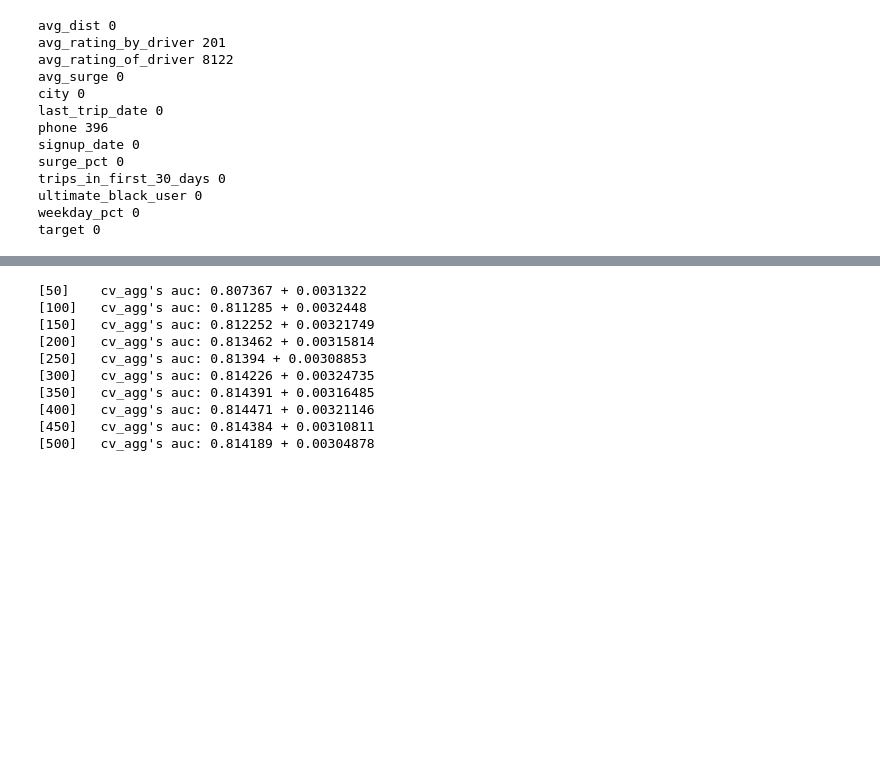
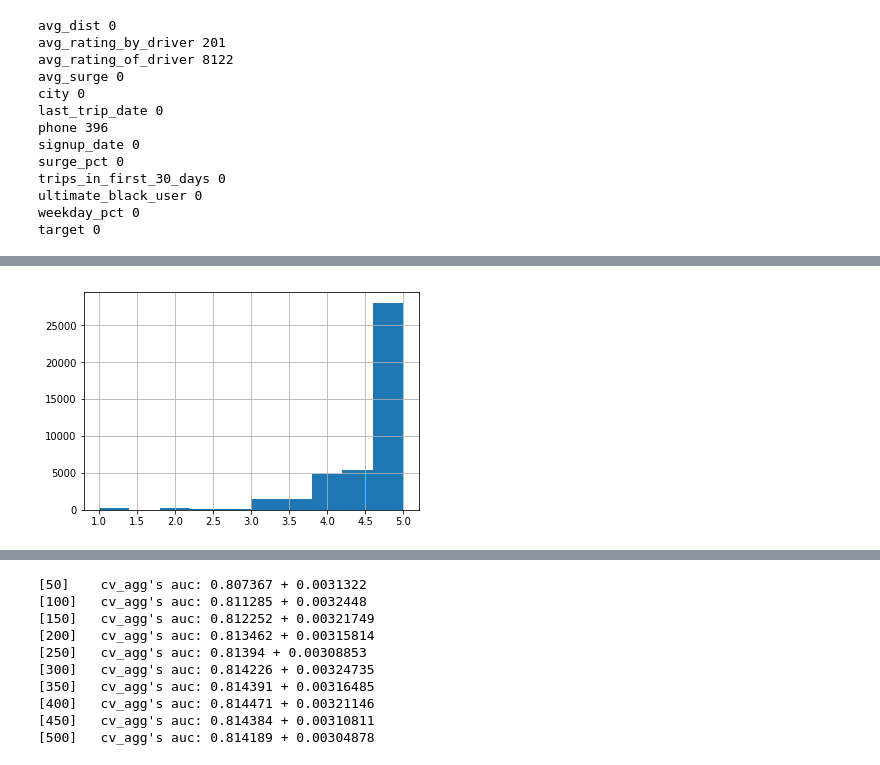
Before and after one commit to andyharless/ultimate_challenge, a Jupyter notebook: predictive.ipynb, the cells around one changed output, grey strips where cells are left out. Cells and saved outputs as stored; diff of their text form; code cells hidden in the pictures; blank space fills up the shorter version.

```diff
--- a/predictive.ipynb
+++ b/predictive.ipynb
@@ -154,0 +166,5 @@ target 0
+# %%
+df.avg_rating_of_driver.hist()
+plt.show()
+# %% [output]
+[figure, added]
```
Also changed, not shown: parts of 27 cells of this notebook, 1 other file.
